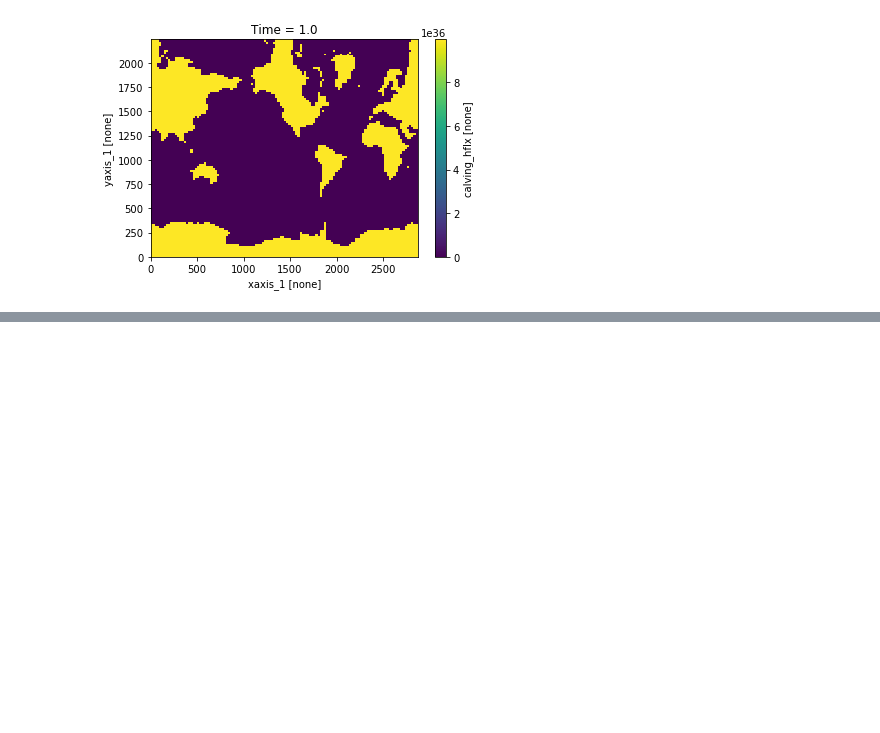
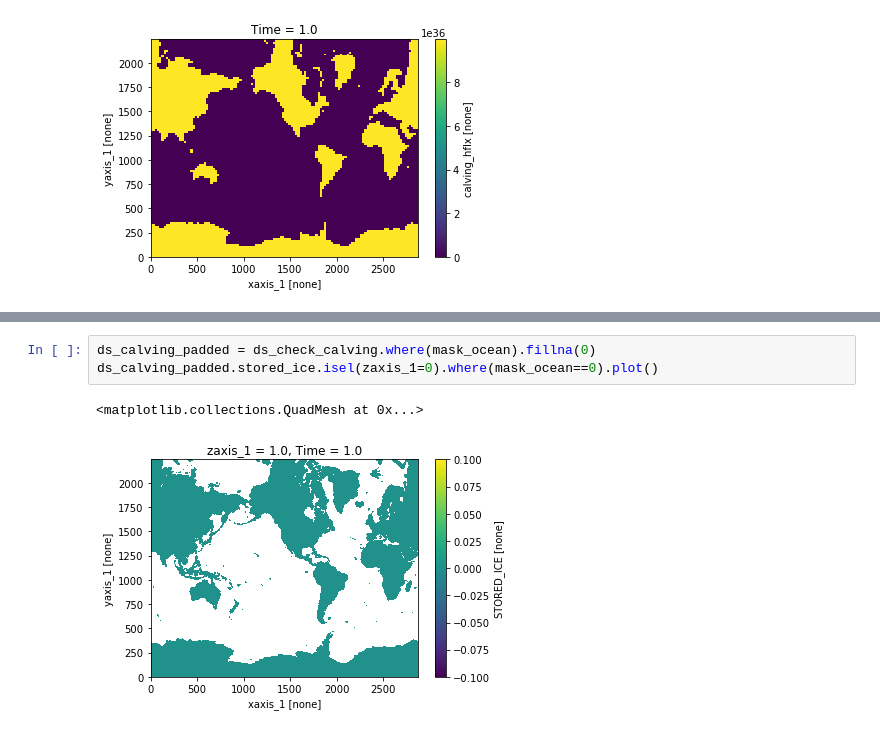
Before and after one commit to jbusecke/mom6_design, a Jupyter notebook: notebooks/gfdl_combine_restarts_OM4p0125.ipynb, the cells around one changed output, grey strips where cells are left out. Drawn from its saved outputs; the diff is of its cells as text; blank space fills up the shorter version.

```diff
--- a/notebooks/gfdl_combine_restarts_OM4p0125.ipynb
+++ b/notebooks/gfdl_combine_restarts_OM4p0125.ipynb
@@ -213,0 +217,6 @@ ds_check_icemodel.calving_hflx.plot()
+# %%
+ds_calving_padded = ds_check_calving.where(mask_ocean).fillna(0)
+ds_calving_padded.stored_ice.isel(zaxis_1=0).where(mask_ocean==0).plot()
+# %% [output]
+<matplotlib.collections.QuadMesh at 0x...>
+[figure, added]
```
Also changed, not shown: parts of 12 cells of this notebook, 1 other file.
